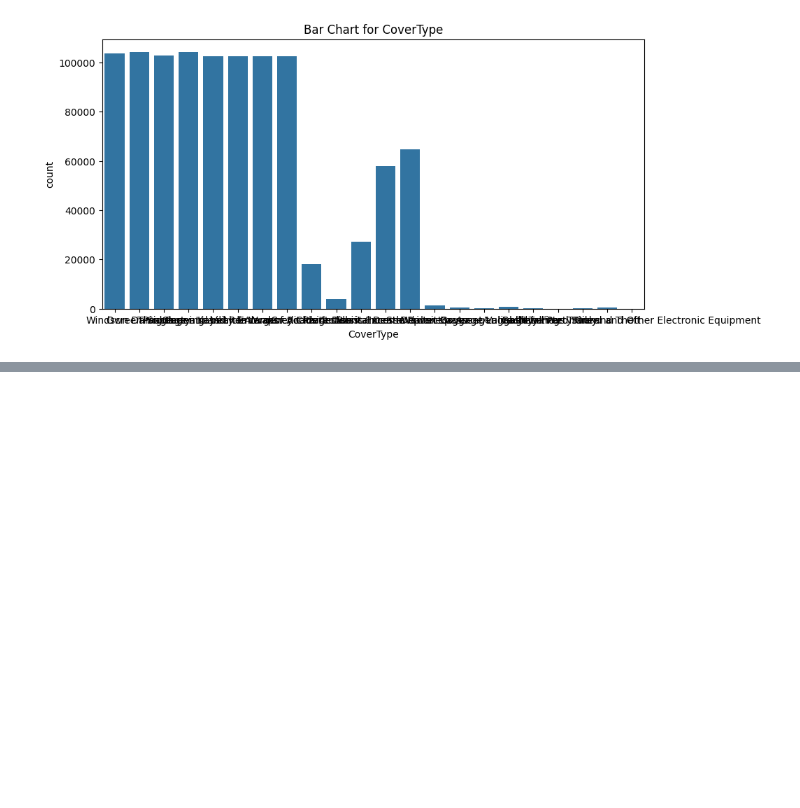
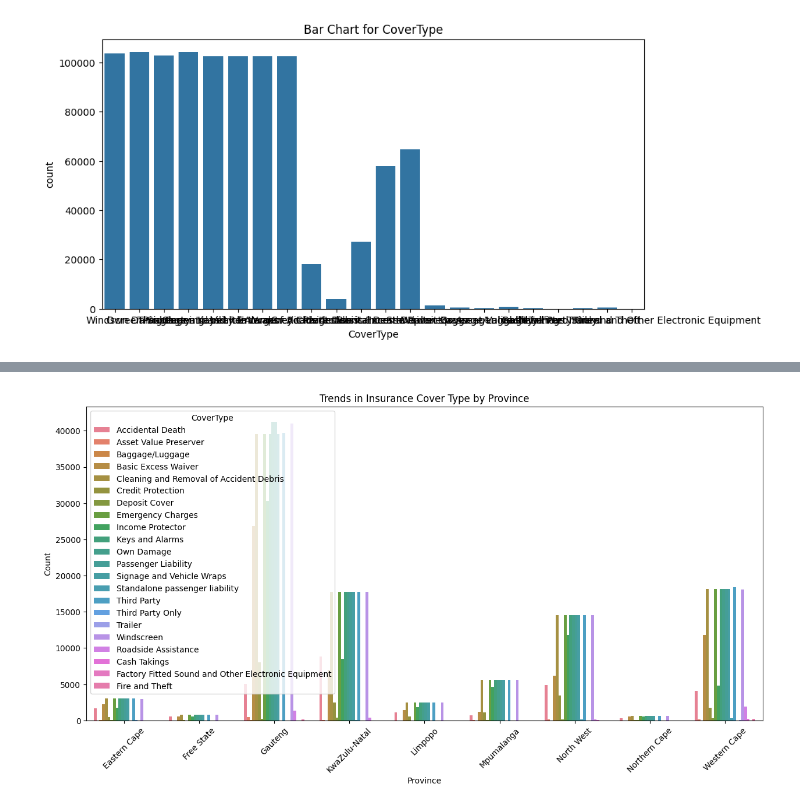
Before and after one commit to beza-lab/KAIM-WEEK3, a Jupyter notebook: notebooks/eda_analysis.ipynb, the cells around one changed output, grey strips where cells are left out. Cells and saved outputs as stored; diff of their text form; code cells hidden in the pictures; blank space fills up the shorter version.

```diff
--- a/notebooks/eda_analysis.ipynb
+++ b/notebooks/eda_analysis.ipynb
@@ -144,0 +187,15 @@ for col in categorical_cols:
+# %%
+import matplotlib.pyplot as plt
+import seaborn as sns
+
+# Group by geographical region and cover type, then count occurrences
+cover_type_trend = df.groupby(['Province', 'CoverType']).size().reset_index(name='Count')
+
+# Plot trends in insurance cover type by geographical region
+plt.figure(figsize=(15, 7))
+sns.barplot(x='Province', y='Count', hue='CoverType', data=cover_type_trend)
+plt.title('Trends in Insurance Cover Type by Province')
+plt.xticks(rotation=45)
+plt.show()
+# %% [output]
+[figure, added]
```
Also changed, not shown: parts of 15 cells of this notebook.
